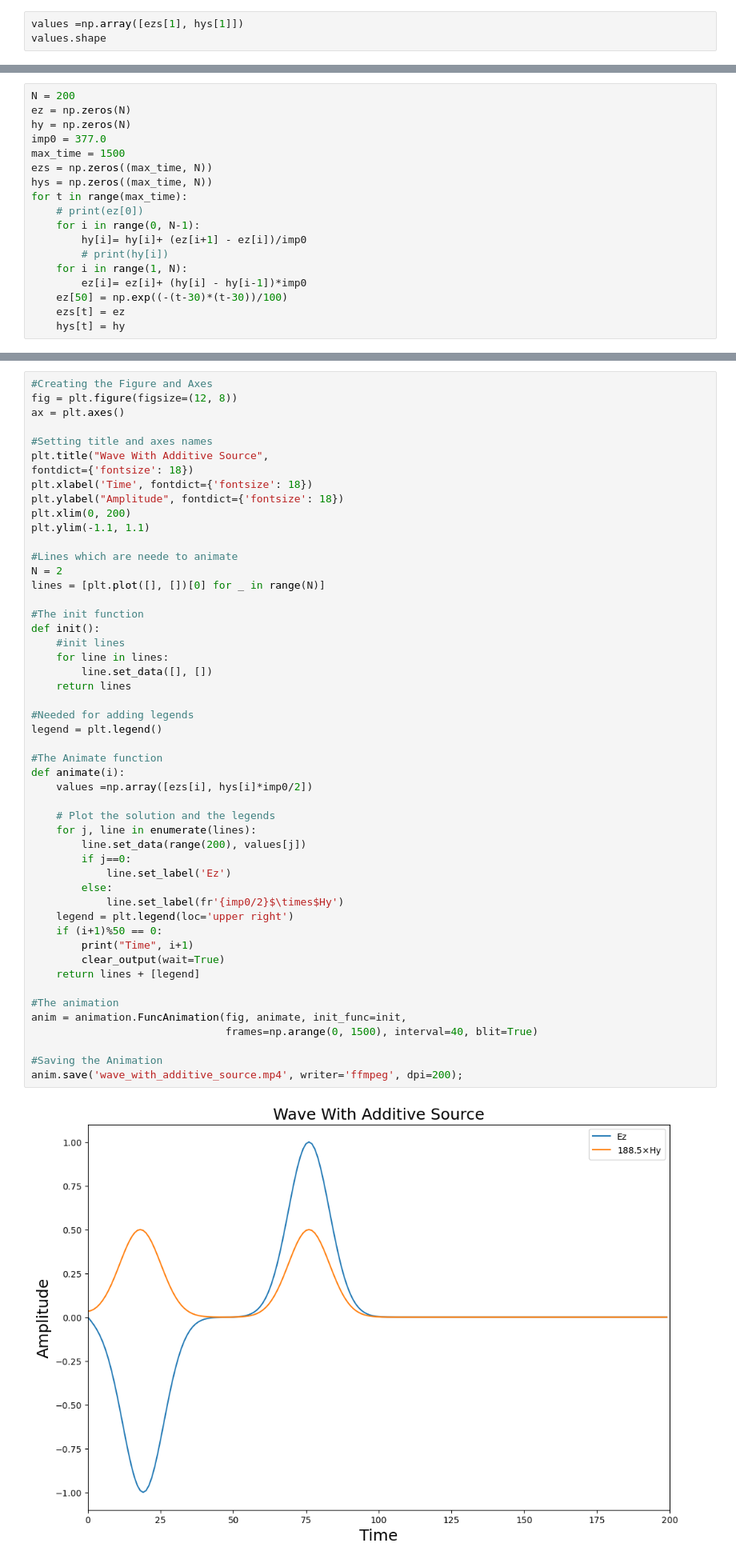
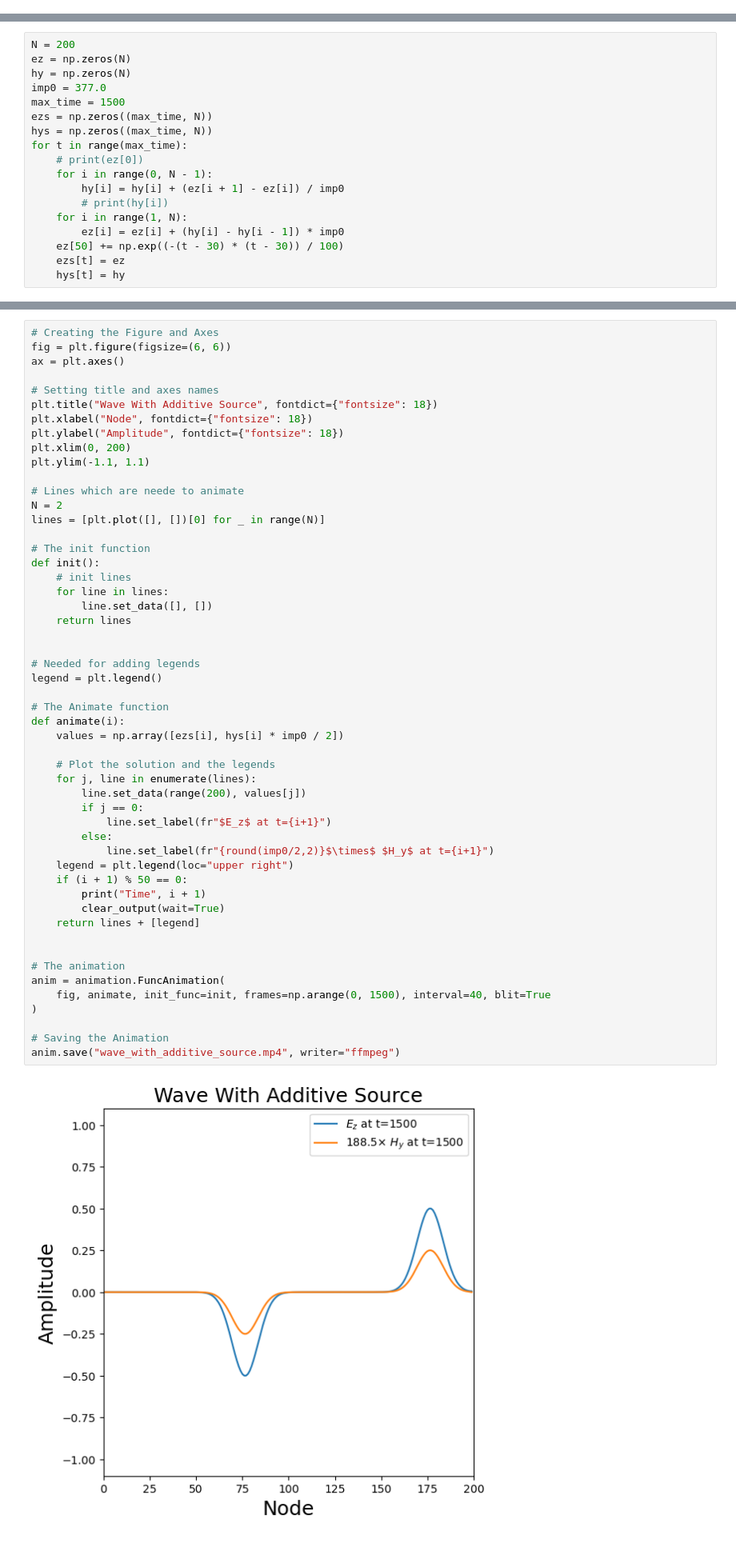
Before and after one commit to Hari31416/MSc_Project, a Jupyter notebook: FDTD/Basics_of_FDTD.ipynb, the cells around one changed output, grey strips where cells are left out. Shown at 80% size. Drawn from its saved outputs; the diff is of its cells as text.

```diff
--- a/FDTD/Basics_of_FDTD.ipynb
+++ b/FDTD/Basics_of_FDTD.ipynb
@@ -240,6 +257,3 @@ plt.plot(hys[:,100]*imp0)
 # %% [output]
 [<matplotlib.lines.Line2D at 0x...>]
 [figure]
-# %%
-values =np.array([ezs[1], hys[1]])
-values.shape
@@ -336,12 +352,12 @@ ezs = np.zeros((max_time, N))
 hys = np.zeros((max_time, N))
 for t in range(max_time):
     # print(ez[0])
-    for i in range(0, N-1):
-        hy[i]= hy[i]+ (ez[i+1] - ez[i])/imp0
+    for i in range(0, N - 1):
+        hy[i] = hy[i] + (ez[i + 1] - ez[i]) / imp0
         # print(hy[i])
     for i in range(1, N):
-        ez[i]= ez[i]+ (hy[i] - hy[i-1])*imp0
-    ez[50] = np.exp((-(t-30)*(t-30))/100)
+        ez[i] = ez[i] + (hy[i] - hy[i - 1]) * imp0
+    ez[50] += np.exp((-(t - 30) * (t - 30)) / 100)
     ezs[t] = ez
     hys[t] = hy
 # %%
@@ -359,52 +373,54 @@ plt.plot(hys[249]*(imp0/2));
 # %%
-#Creating the Figure and Axes
-fig = plt.figure(figsize=(12, 8))
+# Creating the Figure and Axes
+fig = plt.figure(figsize=(6, 6))
 ax = plt.axes()
 
-#Setting title and axes names
-plt.title("Wave With Additive Source",
-fontdict={'fontsize': 18})
-plt.xlabel('Time', fontdict={'fontsize': 18})
-plt.ylabel("Amplitude", fontdict={'fontsize': 18})
+# Setting title and axes names
+plt.title("Wave With Additive Source", fontdict={"fontsize": 18})
+plt.xlabel("Node", fontdict={"fontsize": 18})
+plt.ylabel("Amplitude", fontdict={"fontsize": 18})
 plt.xlim(0, 200)
 plt.ylim(-1.1, 1.1)
 
-#Lines which are neede to animate
+# Lines which are neede to animate
 N = 2
 lines = [plt.plot([], [])[0] for _ in range(N)]
 
-#The init function
+# The init function
 def init():
-    #init lines
+    # init lines
     for line in lines:
         line.set_data([], [])
     return lines
 
-#Needed for adding legends
+
+# Needed for adding legends
 legend = plt.legend()
 
-#The Animate function
+# The Animate function
 def animate(i):
-    values =np.array([ezs[i], hys[i]*imp0/2])
+    values = np.array([ezs[i], hys[i] * imp0 / 2])
 
     # Plot the solution and the legends
     for j, line in enumerate(lines):
         line.set_data(range(200), values[j])
-        if j==0:
-            line.set_label('Ez')
+        if j == 0:
+            line.set_label(fr"$E_z$ at t={i+1}")
         else:
-            line.set_label(fr'{imp0/2}$\times$Hy')
-    legend = plt.legend(loc='upper right')
-    if (i+1)%50 == 0:
-        print("Time", i+1)
+            line.set_label(fr"{round(imp0/2,2)}$\times$ $H_y$ at t={i+1}")
+    legend = plt.legend(loc="upper right")
+    if (i + 1) % 50 == 0:
+        print("Time", i + 1)
         clear_output(wait=True)
     return lines + [legend]
 
-#The animation
-anim = animation.FuncAnimation(fig, animate, init_func=init,
-                               frames=np.arange(0, 1500), interval=40, blit=True)
 
-#Saving the Animation
-anim.save('wave_with_additive_source.mp4', writer='ffmpeg', dpi=200);
+# The animation
+anim = animation.FuncAnimation(
+    fig, animate, init_func=init, frames=np.arange(0, 1500), interval=40, blit=True
+)
+
+# Saving the Animation
+anim.save("wave_with_additive_source.mp4", writer="ffmpeg")
 # %% [output]
-[figure, old version]
+[figure, new version]
```
Also changed, not shown: parts of 59 cells of this notebook, 14 other files.
